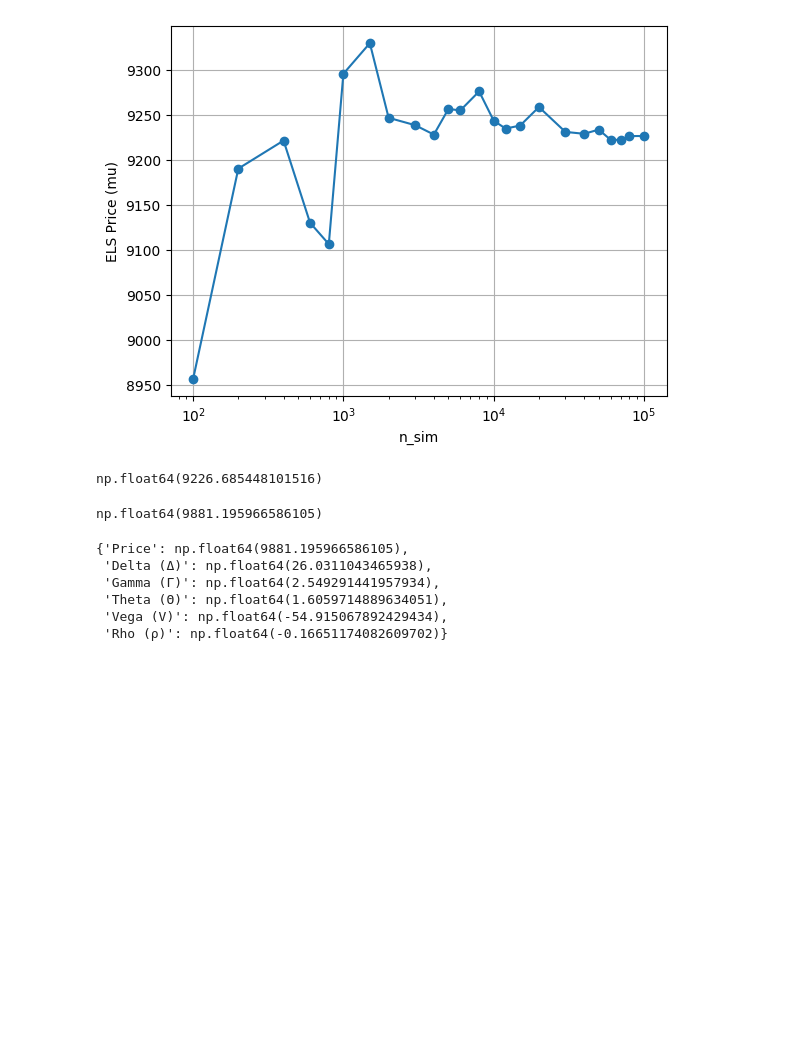
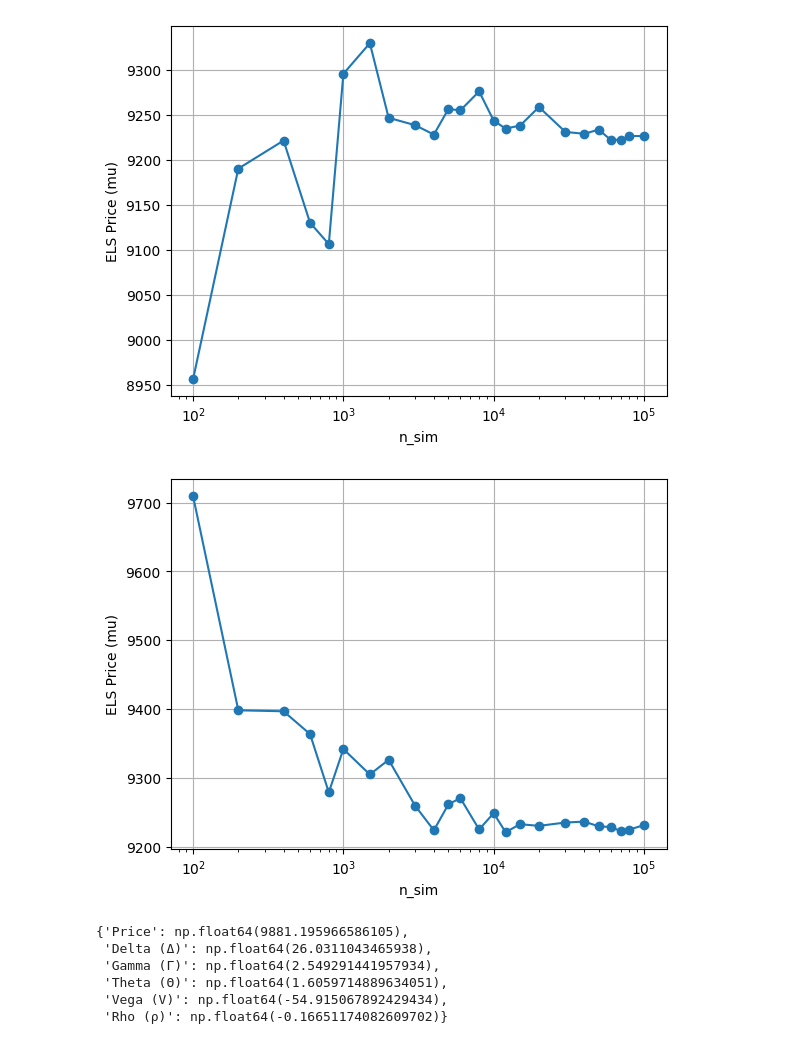
Before and after one commit to HST0077/HYOTC, a Jupyter notebook: StepDown_1stock_MC.ipynb, the cells around one changed output. Drawn from its saved outputs; the diff is of its cells as text; code cells hidden in the pictures; blank space fills up the shorter version.

```diff
--- a/StepDown_1stock_MC.ipynb
+++ b/StepDown_1stock_MC.ipynb
@@ -526,3 +527,16 @@ def SD_lstar_GPU(S0, kijun, K, T, c, r, q, sigma, barrier, dummy, sim):
     mu, s = norm.fit(Price_cpu)
 
     return mu
+# %%
+import numpy as np
+# 스텝다운 상품 평가 정보
+S=100
+kijun=100
+r=0.035
+q=0
+sigma, barrier, dummy, sim=0.3, 0.65, 0.132,100000
+K=[0.95,0.95,0.95,0.90,0.90,0.85]
+T=np.array(df['오늘까지 남은 일수'])
+c=np.array([1,2,3,4,5,6])*0.022
+
+SD_lstar_GPU(S, kijun, K, T, c, r, q, sigma, barrier, dummy, sim)
@@ -563,34 +656,36 @@ plt.show()
 [figure]
 # %%
 import numpy as np
+import matplotlib.pyplot as plt
+
 # 스텝다운 상품 평가 정보
-S=100
+S0=100
 kijun=100
 r=0.035
 q=0
-sigma, barrier, dummy, sim=0.3, 0.65, 0.132,100000
+sigma, barrier, dummy, sim=0.3, 0.65, 0.132,10000
 K=[0.95,0.95,0.95,0.90,0.90,0.85]
 T=np.array(df['오늘까지 남은 일수'])
 c=np.array([1,2,3,4,5,6])*0.022
 
-SD_lstar_GPU(S, kijun, K, T, c, r, q, sigma, barrier, dummy, sim)
+Sims=[100,200,400,600,800,1000,1500,2000,3000,4000,
+      5000,6000,8000,10000,12000,15000,20000,30000,
+      40000,50000,60000,70000,80000,100000]
+
+Price_Sims=[]
+for sim in Sims:
+    res=SD_lstar_GPU_01(S0, kijun, K, T, c, r, q, sigma, barrier, dummy, sim)
+    Price_Sims.append(res)
+
+plt.figure()
+plt.plot(Sims, Price_Sims, marker='o')
+plt.xscale('log')  # 로그스케일로 보면 수렴이 잘 보임
+plt.xlabel("n_sim")
+plt.ylabel("ELS Price (mu)")
+plt.grid(True)
+plt.show()
 # %% [output]
-np.float64(9226.685448101516)
+[figure, added]
-# %%
-import numpy as np
-# 스텝다운 상품 평가 정보
-S=100
-kijun=100
-r=0.0165
-q=0
-sigma, barrier, dummy, sim=0.1778, 0.65, 0.132,100000
-K=[0.95,0.95,0.95,0.90,0.90,0.85]
-T=np.array(df['오늘까지 남은 일수'])
-c=np.array([1,2,3,4,5,6])*0.022
-
-SD_lstar_GPU(S, kijun, K, T, c, r, q, sigma, barrier, dummy, sim)
-# %% [output]
-np.float64(9881.195966586105)
 # %%
 def MC_Greeks_SD1(fun, S, kijun, K, T, c, r, q, sigma, barrier, dummy, sim):
     # Delta (Δ)
```
Also changed, not shown: parts of 14 cells of this notebook.
